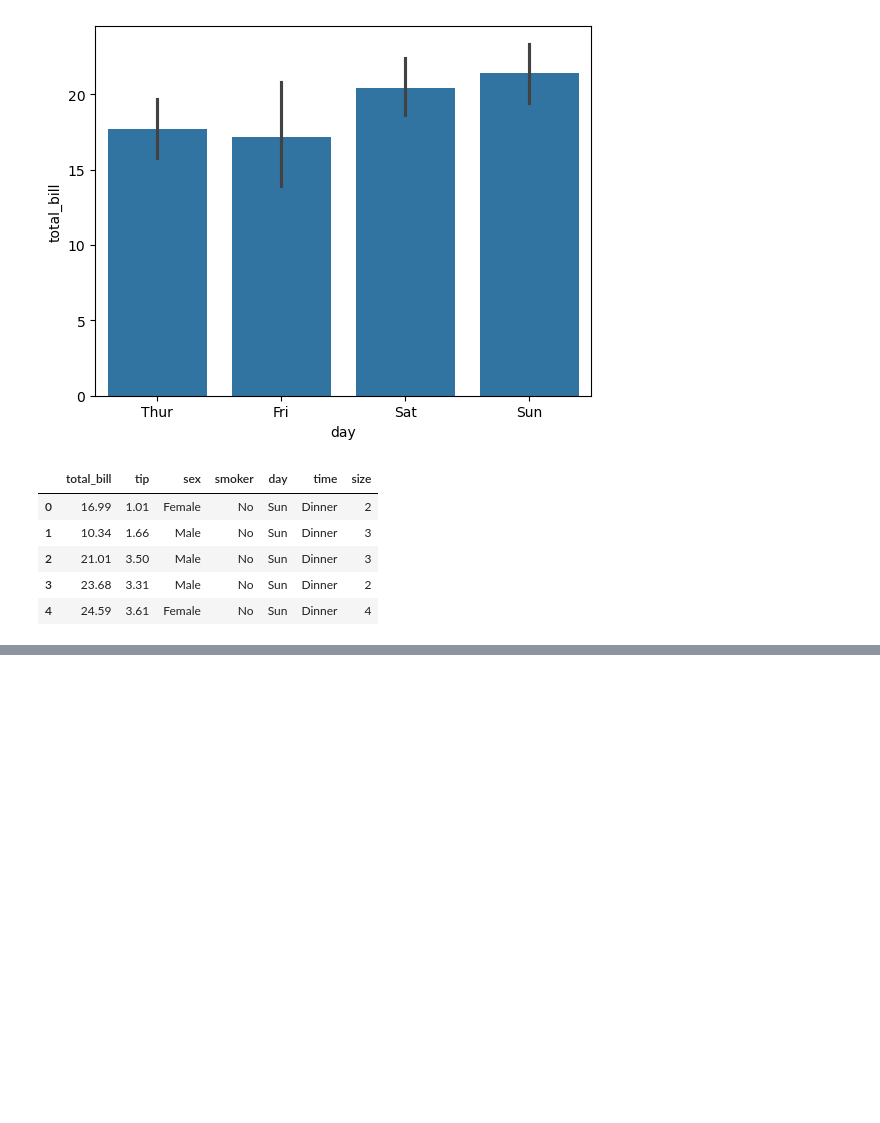
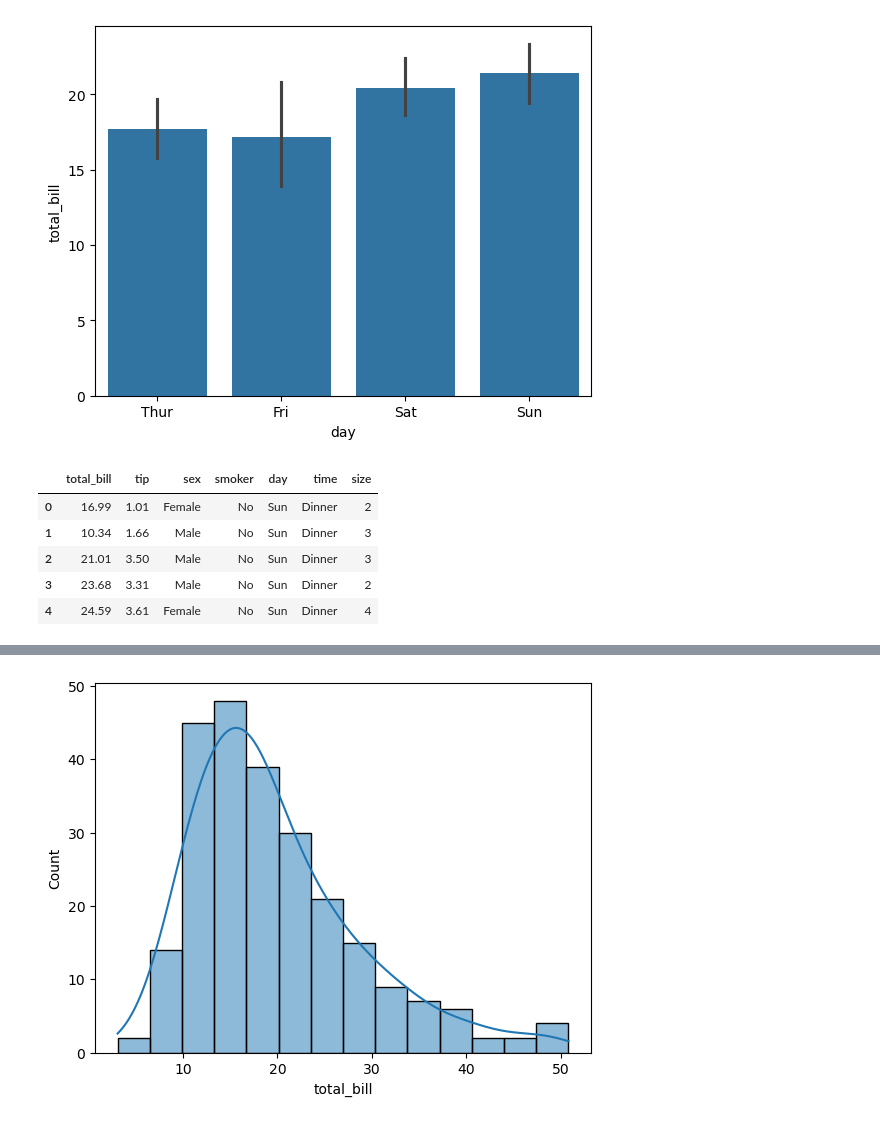
Before and after one commit to SWAPNILVERMA108/AIML, a Jupyter notebook: Day_18_data_visualization.ipynb, the cells around one changed output, grey strips where cells are left out. Drawn from its saved outputs; the diff is of its cells as text; code cells hidden in the pictures; blank space fills up the shorter version.

Commit message:
sns histplot

```diff
--- a/Day_18_data_visualization.ipynb
+++ b/Day_18_data_visualization.ipynb
@@ -251,0 +258,5 @@ tips.head()
+# %%
+sns.histplot(tips["total_bill"],kde=True)
+plt.show()
+# %% [output]
+[figure, added]
```
Also changed, not shown: parts of 1 cell of this notebook.
